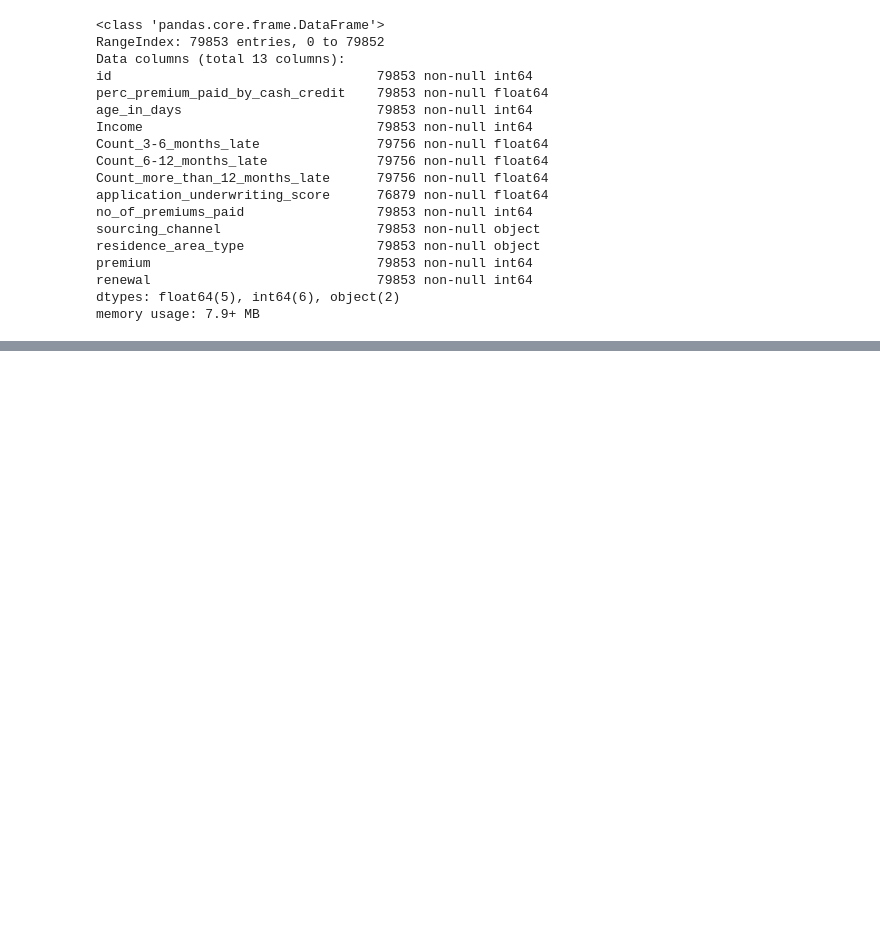
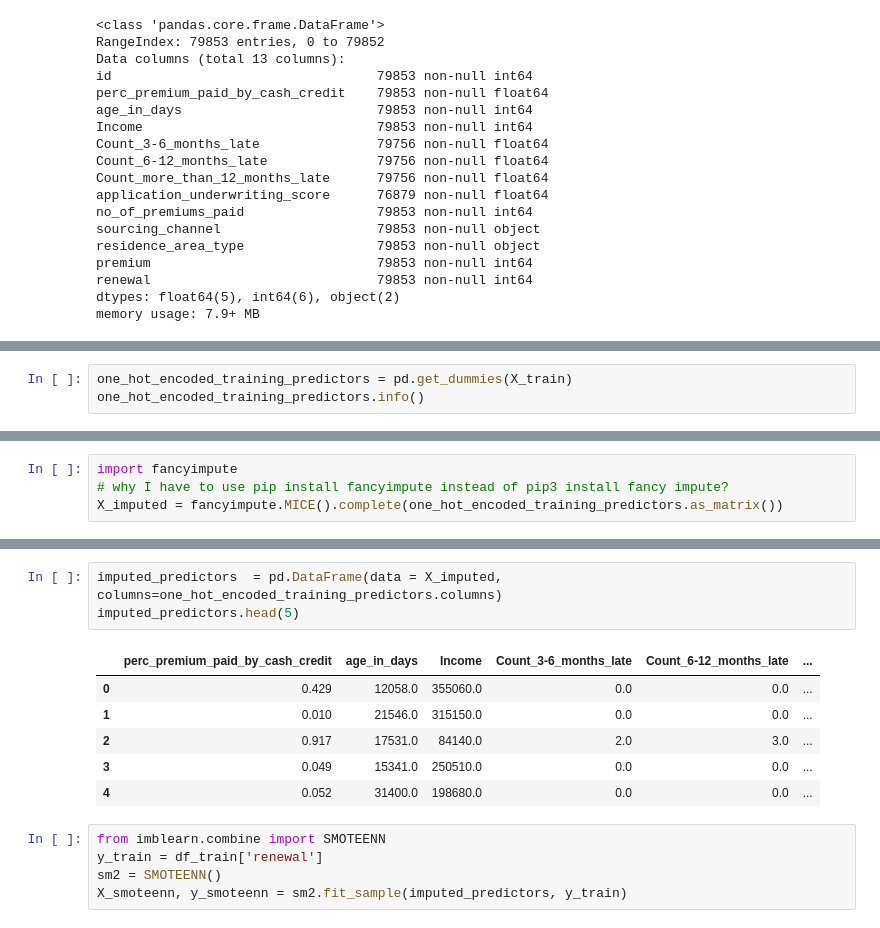
Before and after one commit to JMistral/McKinsey_Hackathon_july, a Jupyter notebook: 1-EDA_preprocessing.ipynb, the cells around one changed output, grey strips where cells are left out. Saved outputs shown, nothing was run; the diff lists cells and outputs as text; blank space fills up the shorter version.

Commit message:
smote

```diff
--- a/1-EDA_preprocessing.ipynb
+++ b/1-EDA_preprocessing.ipynb
@@ -54,0 +82,3 @@ plt.show()
+# %%
+one_hot_encoded_training_predictors = pd.get_dummies(X_train)
+one_hot_encoded_training_predictors.info()
@@ -54,0 +105,4 @@ plt.show()
+# %%
+import fancyimpute
+# why I have to use pip install fancyimpute instead of pip3 install fancy impute?
+X_imputed = fancyimpute.MICE().complete(one_hot_encoded_training_predictors.as_matrix())
@@ -54,0 +128,15 @@ plt.show()
+# %%
+imputed_predictors  = pd.DataFrame(data = X_imputed, columns=one_hot_encoded_training_predictors.columns)
+imputed_predictors.head(5)
+# %% [output]
+|  | perc_premium_paid_by_cash_credit | age_in_days | Income | Count_3-6_months_late | Count_6-12_months_late | ... |
+| 0 | 0.429 | 12058.0 | 355060.0 | 0.0 | 0.0 | ... |
+| 1 | 0.010 | 21546.0 | 315150.0 | 0.0 | 0.0 | ... |
+| 2 | 0.917 | 17531.0 | 84140.0 | 2.0 | 3.0 | ... |
+| 3 | 0.049 | 15341.0 | 250510.0 | 0.0 | 0.0 | ... |
+| 4 | 0.052 | 31400.0 | 198680.0 | 0.0 | 0.0 | ... |
+# %%
+from imblearn.combine import SMOTEENN
+y_train = df_train['renewal']
+sm2 = SMOTEENN()
+X_smoteenn, y_smoteenn = sm2.fit_sample(imputed_predictors, y_train)
```
Also changed, not shown: parts of 9 cells of this notebook.
